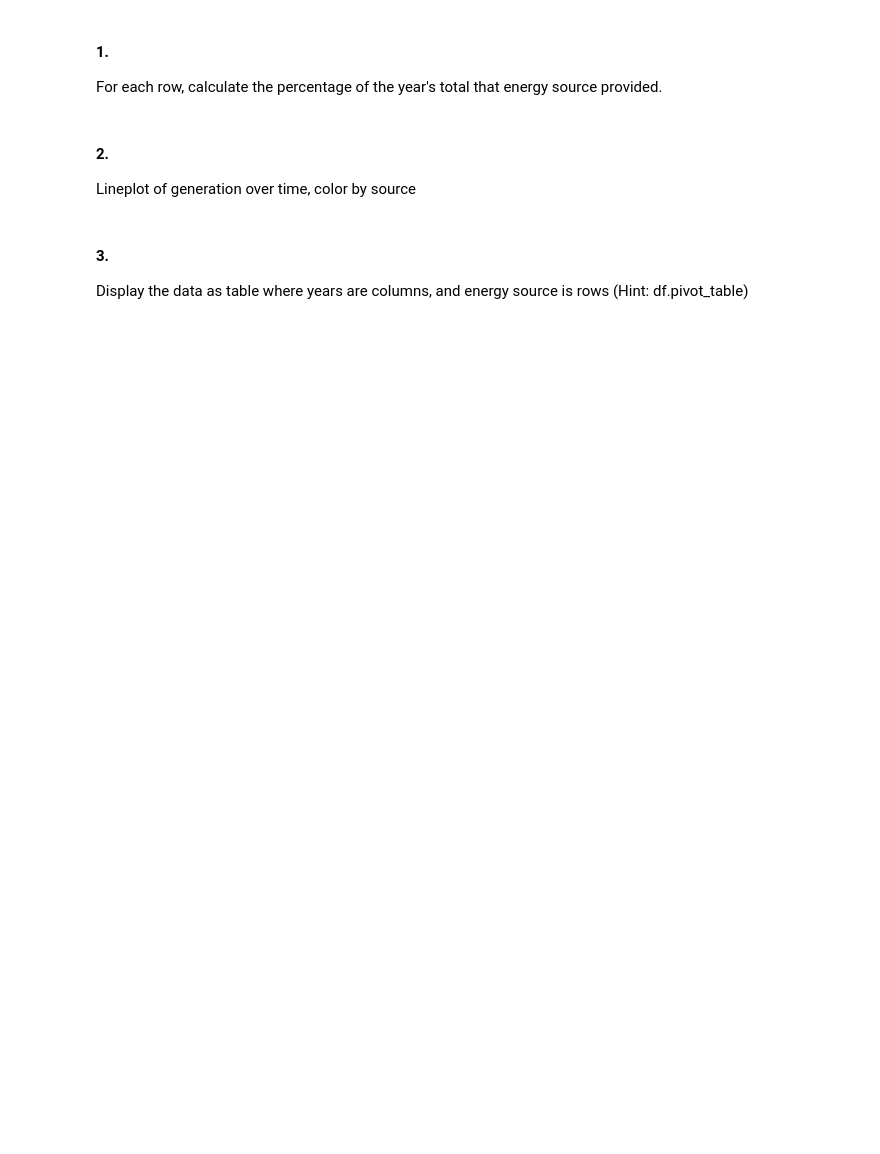
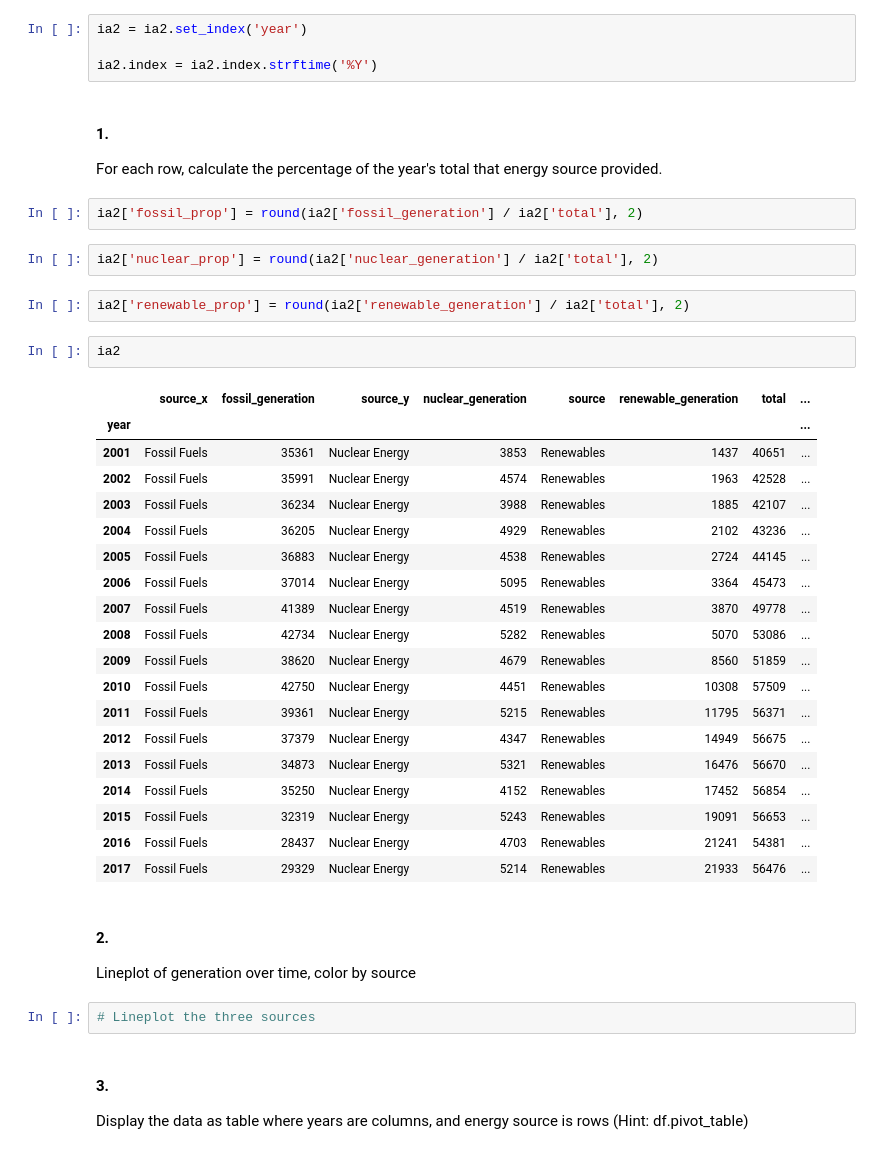
Before and after one commit to Zacharia-Schmitz/time-series-exercises, a Jupyter notebook: working_with_time_series_data.ipynb, the cells around one changed output. Saved outputs shown, nothing was run; the diff lists cells and outputs as text; blank space fills up the shorter version.

```diff
--- a/working_with_time_series_data.ipynb
+++ b/working_with_time_series_data.ipynb
@@ -399,9 +503,43 @@ ia = data.iowa_electricity()
+# %%
+ia2 = ia2.set_index('year')
+
+ia2.index = ia2.index.strftime('%Y')
 # %% [markdown]
 #### 1.
 For each row, calculate the percentage of the year's total that energy source provided.
+# %%
+ia2['fossil_prop'] = round(ia2['fossil_generation'] / ia2['total'], 2)
+# %%
+ia2['nuclear_prop'] = round(ia2['nuclear_generation'] / ia2['total'], 2)
+# %%
+ia2['renewable_prop'] = round(ia2['renewable_generation'] / ia2['total'], 2)
+# %%
+ia2
+# %% [output]
+|  | source_x | fossil_generation | source_y | nuclear_generation | source | renewable_generation | total | ... |
+| year |  |  |  |  |  |  |  | ... |
+| 2001 | Fossil Fuels | 35361 | Nuclear Energy | 3853 | Renewables | 1437 | 40651 | ... |
+| 2002 | Fossil Fuels | 35991 | Nuclear Energy | 4574 | Renewables | 1963 | 42528 | ... |
+| 2003 | Fossil Fuels | 36234 | Nuclear Energy | 3988 | Renewables | 1885 | 42107 | ... |
+| 2004 | Fossil Fuels | 36205 | Nuclear Energy | 4929 | Renewables | 2102 | 43236 | ... |
+| 2005 | Fossil Fuels | 36883 | Nuclear Energy | 4538 | Renewables | 2724 | 44145 | ... |
+| 2006 | Fossil Fuels | 37014 | Nuclear Energy | 5095 | Renewables | 3364 | 45473 | ... |
+| 2007 | Fossil Fuels | 41389 | Nuclear Energy | 4519 | Renewables | 3870 | 49778 | ... |
+| 2008 | Fossil Fuels | 42734 | Nuclear Energy | 5282 | Renewables | 5070 | 53086 | ... |
+| 2009 | Fossil Fuels | 38620 | Nuclear Energy | 4679 | Renewables | 8560 | 51859 | ... |
+| 2010 | Fossil Fuels | 42750 | Nuclear Energy | 4451 | Renewables | 10308 | 57509 | ... |
+| 2011 | Fossil Fuels | 39361 | Nuclear Energy | 5215 | Renewables | 11795 | 56371 | ... |
+| 2012 | Fossil Fuels | 37379 | Nuclear Energy | 4347 | Renewables | 14949 | 56675 | ... |
+| 2013 | Fossil Fuels | 34873 | Nuclear Energy | 5321 | Renewables | 16476 | 56670 | ... |
+| 2014 | Fossil Fuels | 35250 | Nuclear Energy | 4152 | Renewables | 17452 | 56854 | ... |
+| 2015 | Fossil Fuels | 32319 | Nuclear Energy | 5243 | Renewables | 19091 | 56653 | ... |
+| 2016 | Fossil Fuels | 28437 | Nuclear Energy | 4703 | Renewables | 21241 | 54381 | ... |
+| 2017 | Fossil Fuels | 29329 | Nuclear Energy | 5214 | Renewables | 21933 | 56476 | ... |
 # %% [markdown]
 #### 2.
 Lineplot of generation over time, color by source
+# %%
+# Lineplot the three sources
 # %% [markdown]
 #### 3.
 Display the data as table where years are columns, and energy source is rows (Hint: df.pivot_table)
```
Also changed, not shown: parts of 22 cells of this notebook.
